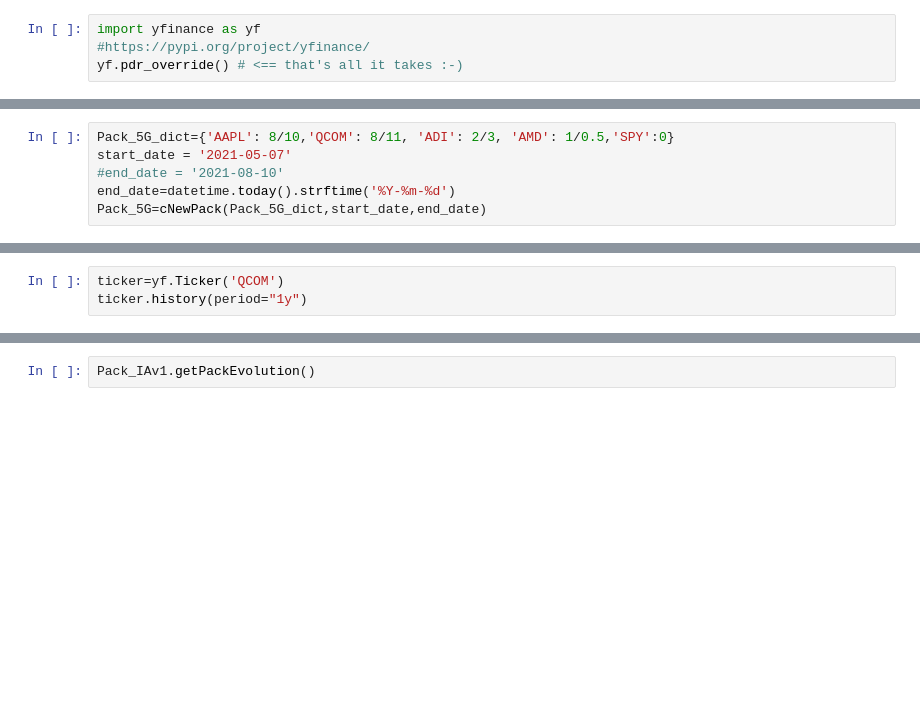
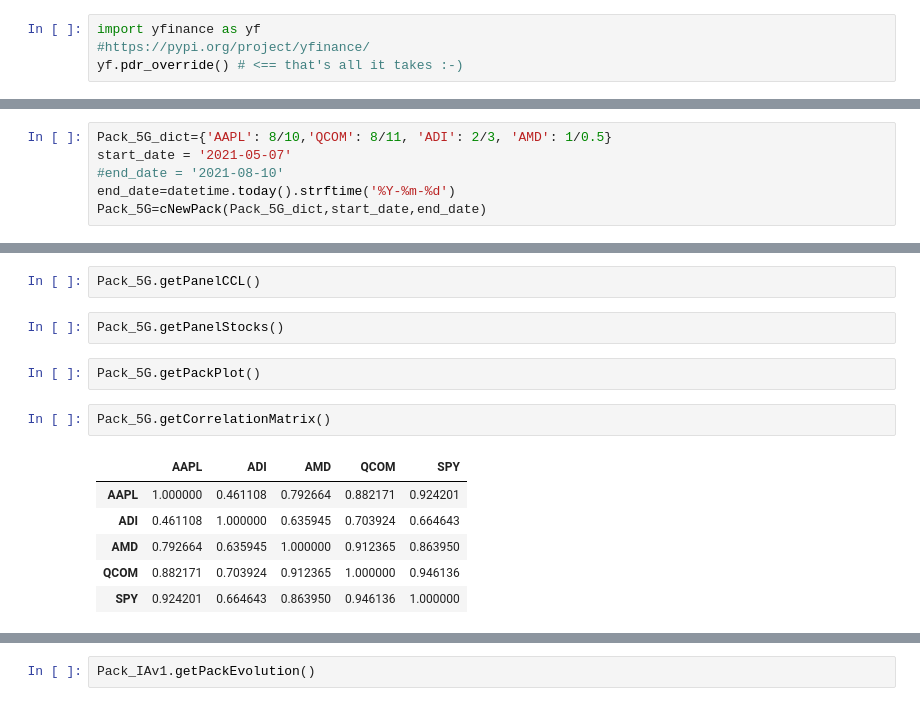
Before and after one commit to pjseoane/AlgoTrading, a Jupyter notebook: Packs_V5.ipynb, the cells around one changed output, grey strips where cells are left out. Cells and saved outputs as stored; diff of their text form; blank space fills up the shorter version.

```diff
--- a/Packs_V5.ipynb
+++ b/Packs_V5.ipynb
@@ -118,5 +147,5 @@ class cNewPack():
 # %%
-Pack_5G_dict={'AAPL': 8/10,'QCOM': 8/11, 'ADI': 2/3, 'AMD': 1/0.5,'SPY':0}
+Pack_5G_dict={'AAPL': 8/10,'QCOM': 8/11, 'ADI': 2/3, 'AMD': 1/0.5}
 start_date = '2021-05-07'
 #end_date = '2021-08-10'
 end_date=datetime.today().strftime('%Y-%m-%d')
@@ -194,3 +221,15 @@ Pack_5G.getCorrelationMatrix()
-# %%
-ticker=yf.Ticker('QCOM')
-ticker.history(period="1y")
+# %%
+Pack_5G.getPanelCCL()
+# %%
+Pack_5G.getPanelStocks()
+# %%
+Pack_5G.getPackPlot()
+# %%
+Pack_5G.getCorrelationMatrix()
+# %% [output]
+|  | AAPL | ADI | AMD | QCOM | SPY |
+| AAPL | 1.000000 | 0.461108 | 0.792664 | 0.882171 | 0.924201 |
+| ADI | 0.461108 | 1.000000 | 0.635945 | 0.703924 | 0.664643 |
+| AMD | 0.792664 | 0.635945 | 1.000000 | 0.912365 | 0.863950 |
+| QCOM | 0.882171 | 0.703924 | 0.912365 | 1.000000 | 0.946136 |
+| SPY | 0.924201 | 0.664643 | 0.863950 | 0.946136 | 1.000000 |
```
Also changed, not shown: parts of 29 cells of this notebook.
